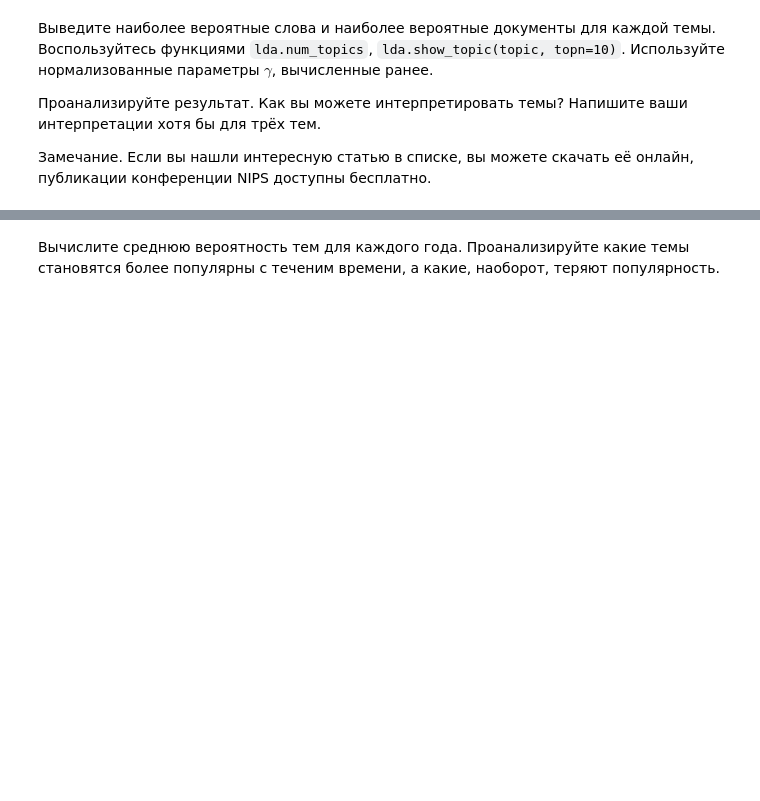
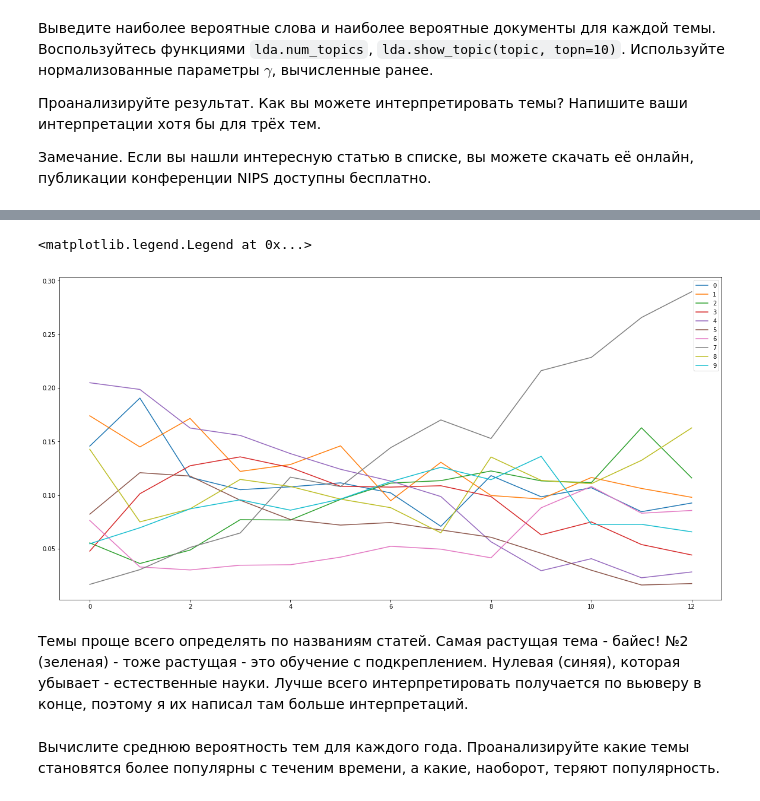
Before and after one commit to PKoshkin/DAS_bayes, a Jupyter notebook: task_6/lda_lab.ipynb, the cells around one changed output, grey strips where cells are left out. Cells and saved outputs as stored; diff of their text form; code cells hidden in the pictures; blank space fills up the shorter version.

```diff
--- a/task_6/lda_lab.ipynb
+++ b/task_6/lda_lab.ipynb
@@ -157,15 +158,15 @@ Text(0, 0.5, 'ELBO')
 # %%
 num_topics = 10  # число тем в модели LDA
-alpha = [0.1] * num_topics  # параметры априорного распределения Дирихле над распределениями документ/тема
+alpha = [0.02] * num_topics  # параметры априорного распределения Дирихле над распределениями документ/тема
 iterations = 1  # число итераций вариационного вывода
 num_passes = 1  # число проходов по датасету
 
 lda = gensim.models.LdaModel(
     corpus=full_corpus,
-    passes=num_passes,
+    passes=10,
     num_topics=num_topics,
     alpha=alpha,
-    iterations=iterations,
+    iterations=60,
     id2word=nips12_id2word,
     eval_every=0,
     random_state=42,
@@ -178,3 +181,4 @@ print('ELBO = {0:.4f}'.format(lda.bound(full_corpus)))
 # %%
 gamma, _ = lda.inference(full_corpus)
 #нормализуйте gamma
+gamma = gamma / gamma.sum(axis=1).reshape([-1, 1]).repeat(lda.num_topics, axis=1)
@@ -183,6 +185,13 @@ gamma, _ = lda.inference(full_corpus)
+# %%
+for i in range(len(gamma)):
+    assert(abs(gamma[i, :].sum() - 1.0) < 1e-6)
 # %% [markdown]
 Выведите наиболее вероятные слова и наиболее вероятные документы для каждой темы. Воспользуйтесь функциями `lda.num_topics`, `lda.show_topic(topic, topn=10)`. Используйте нормализованные параметры $\gamma$, вычисленные ранее.
 
 Проанализируйте результат. Как вы можете интерпретировать темы? Напишите ваши интерпретации хотя бы для трёх тем.
 
 Замечание. Если вы нашли интересную статью в списке, вы можете скачать её онлайн, публикации конференции NIPS доступны бесплатно.
+# %%
+# Заголовки самых вподходящих к каждой теме статей:
+for i in range(lda.num_topics):
+    print("{}) {}".format(i, nips12_titles[np.argmax(gamma[:, i])]))
@@ -189,3 +233,20 @@ gamma, _ = lda.inference(full_corpus)
+# %%
+from collections import Counter
+years = sorted(set(nips12_issue))
+figure = plt.figure(figsize=(20, 10))
+for topic in range(lda.num_topics):
+    indices = (topics == i)
+    average_probs = [
+        np.mean(gamma[:, topic][nips12_issue == year])
+        for year in years
+    ]
+    plt.plot(average_probs, label=str(topic))
+plt.legend()
+# %% [output]
+<matplotlib.legend.Legend at 0x...>
+[figure, added]
+# %% [markdown]
+Темы проще всего определять по названиям статей. Самая растущая тема - байес! №2 (зеленая) - тоже растущая - это обучение с подкреплением. Нулевая (синяя), которая убывает - естественные науки. Лучше всего интерпретировать получается по вьюверу в конце, поэтому я их написал там больше интерпретаций.
 # %% [markdown]
 Вычислите среднюю вероятность тем для каждого года. Проанализируйте какие темы становятся более популярны с теченим времени, а какие, наоборот, теряют популярность.
 # %% [markdown]
```
Also changed, not shown: parts of 14 cells of this notebook.
